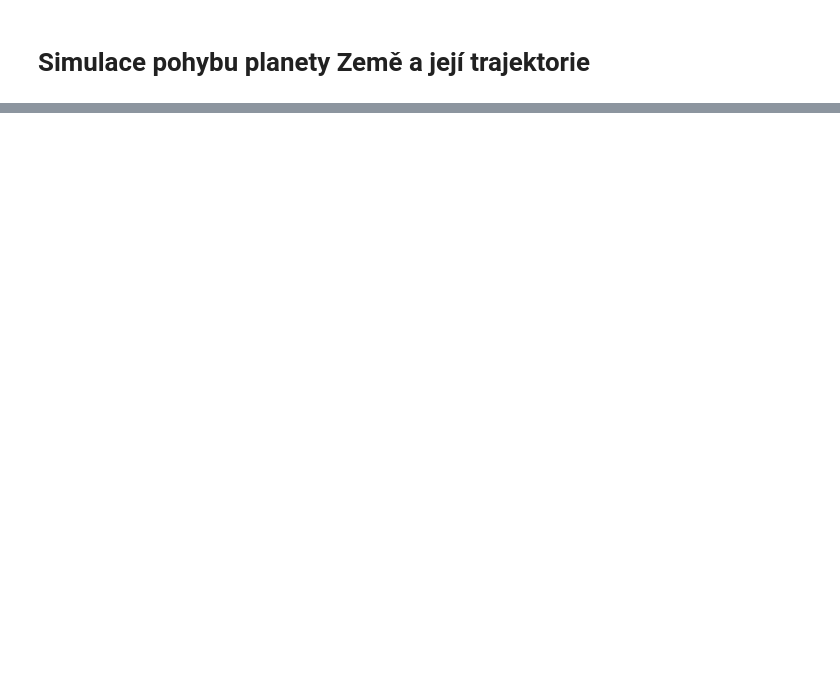
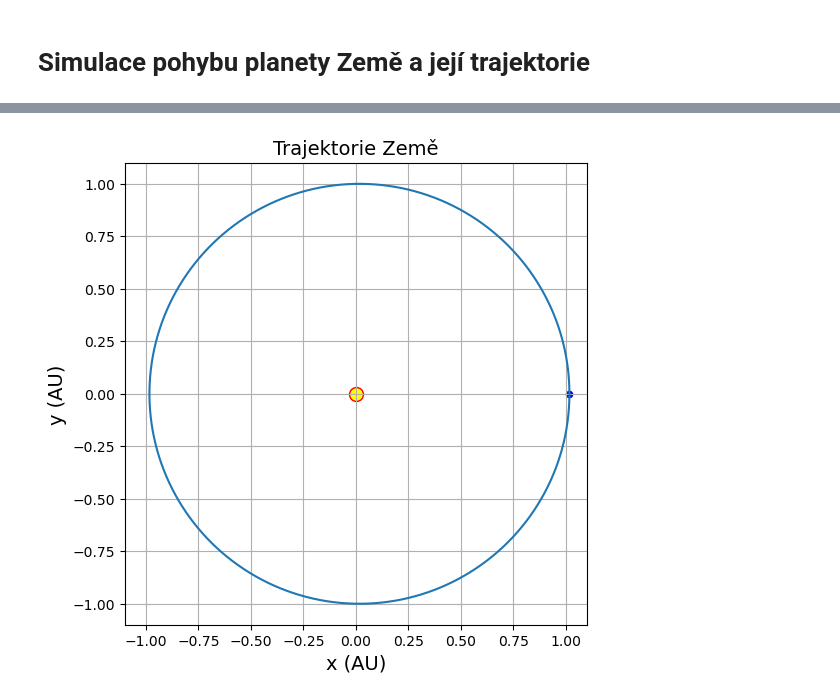
Before and after one commit to LukasHrdy11/-vod-do-praktick-fyziky, a Jupyter notebook: Simulace pohybu Země.ipynb, the cells around one changed output, grey strips where cells are left out. Cells and saved outputs as stored; diff of their text form; code cells hidden in the pictures; blank space fills up the shorter version.

Commit message:
vylepšení kyvadla a simulace Země

```diff
--- a/Simulace pohybu Země.ipynb
+++ b/Simulace pohybu Země.ipynb
@@ -34,6 +2,0 @@ vy[0] = 6.1662 + acceleration_y(x[0],y[0])*dt/2 # AU/rok
-# %%
-for i in range(1,np.size(t)):
-    vx[i] = vx[i-1] + acceleration_x(x[i],y[i])*dt/2
-    vy[i] = vy[i-1] + acceleration_y(x[i],y[i])*dt/2
-    x[i] = x[i-1] + vx[i]*dt/2
-    y[i] = y[i-1] + vy[i]*dt/2
@@ -44,0 +3,90 @@ plt.plot(x,y)
+# %%
+import numpy as np
+import matplotlib.pyplot as plt
+
+# Fyzikální konstanty
+Mz = 1.0 # hmotnost Země (jednotky Mz)
+Ms = 333166.0 # hmotnost Slunce (v jednotkach Mz)
+G = 1.18e-4 # gravitační konstanta (Mz^-1 AU^3 rok^-2)
+T = 1 # doba obehu (1 rok)
+v0 = 6.166 # pocatecni rychlost Země (AU/rok)
+dt = T/10000
+
+# Definice zrychlení
+# Pro zrychlení ve směru x
+def ax(x, y):
+    r_cubed = np.sqrt(x**2 + y**2)**3
+    return -G * Ms / r_cubed * x
+
+# Pro zrychlení ve směru y
+def ay(x, y):
+    r_cubed = np.sqrt(x**2 + y**2)**3
+    return -G * Ms / r_cubed * y
+
+# Inicializace polí
+t=np.arange(0,T+dt,dt) # pole časů
+x=np.empty(np.size(t)) # x-ové souřadnice
+y=np.empty(np.size(t)) # y-ové souřadnice
+r=np.empty(np.size(t)) # vzdálenost Země od Slunce
+vx=np.empty(np.size(t)) # x-ová složka rychlosti
+vy=np.empty(np.size(t)) # y-ová složka rychlosti
+v=np.empty(np.size(t)) # velikost rychlosti
+vp=np.empty(np.size(t)) # plošná rychlost
+
+# Počáteční podmínky
+x[0] = 1.0167 # AU (Afélium)
+y[0] = 0.0
+r[0] = np.sqrt(x[0]**2 + y[0]**2)
+
+# Počáteční rychlost
+vx[0] = 0.0
+vy[0] = v0 # AU/rok (rychlost v aféliu je kolmá k vektoru pozice)
+v[0] = np.sqrt(vx[0]**2 + vy[0]**2)
+
+# Plošná rychlost na začátku (vzorec 0.5 * |x*vy - y*vx|)
+vp[0] = 0.5 * np.abs(x[0] * vy[0] - y[0] * vx[0])
+
+rmin = x[0] # do této proměnné uložíme nejmenší vzdálenost Země od Slunce
+rmax = 0.0    # do této proměnné uložíme největší vzdálenost Země od Slunce
+
+# Numerická integrace (Euler-Cromer / Semi-implicit Euler)
+for i in range(1,np.size(t)):
+
+    vx[i] = vx[i-1] + ax(x[i-1], y[i-1])*dt
+    vy[i] = vy[i-1] + ay(x[i-1], y[i-1])*dt
+
+    x[i] = x[i-1] + vx[i]*dt
+    y[i] = y[i-1] + vy[i]*dt
+
+    r[i] = np.sqrt(x[i]**2 + y[i]**2)
+    v[i] = np.sqrt(vx[i]**2 + vy[i]**2)
+
+    vp[i] = 0.5 * np.abs(x[i] * vy[i] - y[i] * vx[i])
+
+    if r[i]<rmin: # najdeme nejmenší vzdálenost Země od Slunce a uložíme ji do proměnné rmin
+        rmin = r[i]
+    if r[i]>rmax: # najdeme největší vzdálenost Země od Slunce a uložíme ji do proměnné rmax
+        rmax = r[i]
+
+
+# Vykreslení trajektorie
+fig,ax=plt.subplots(figsize=(6,6))
+plt.title('Trajektorie Země',fontsize=14)
+ax.plot(x,y, label='Země')
+ax.scatter(0,0,s=100,marker='o',c='yellow', edgecolors='red', label='Slunce')
+ax.scatter(x[0],y[0], s=20, c='blue', label='Afélium') # Počáteční bod
+plt.xlim(-1.1,1.1)
+plt.ylim(-1.1,1.1)
+ax.set_xlabel('x (AU)',fontsize=14)
+ax.set_ylabel('y (AU)',fontsize=14)
+ax.set_aspect('equal', adjustable='box') # Zajistí, že osy mají stejné měřítko
+plt.grid(True)
+plt.show()
+
+# Výpis výsledků
+print(f"Minimální vzdálenost (r_min): {rmin:.4f} AU")
+print(f"Maximální vzdálenost (r_max): {rmax:.4f} AU")
+print(f"Excentricita (e = (r_max - r_min) / (r_max + r_min)): {(rmax-rmin)/(rmax+rmin):.4f}")
+print(f"Relativní změna plošné rychlosti |vp_max - vp_min| / vp_prum: { (np.max(vp) - np.min(vp)) / np.mean(vp) * 100:.4f} %")
+# %% [output]
+[figure, added]
```
Also changed, not shown: parts of 6 cells of this notebook, 1 other file.
